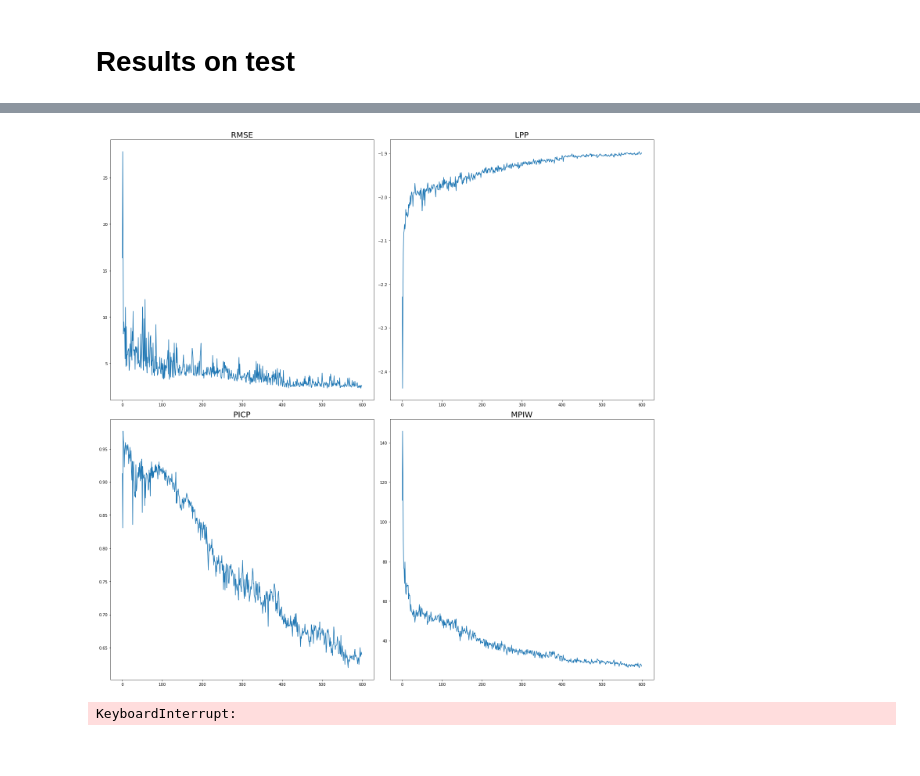
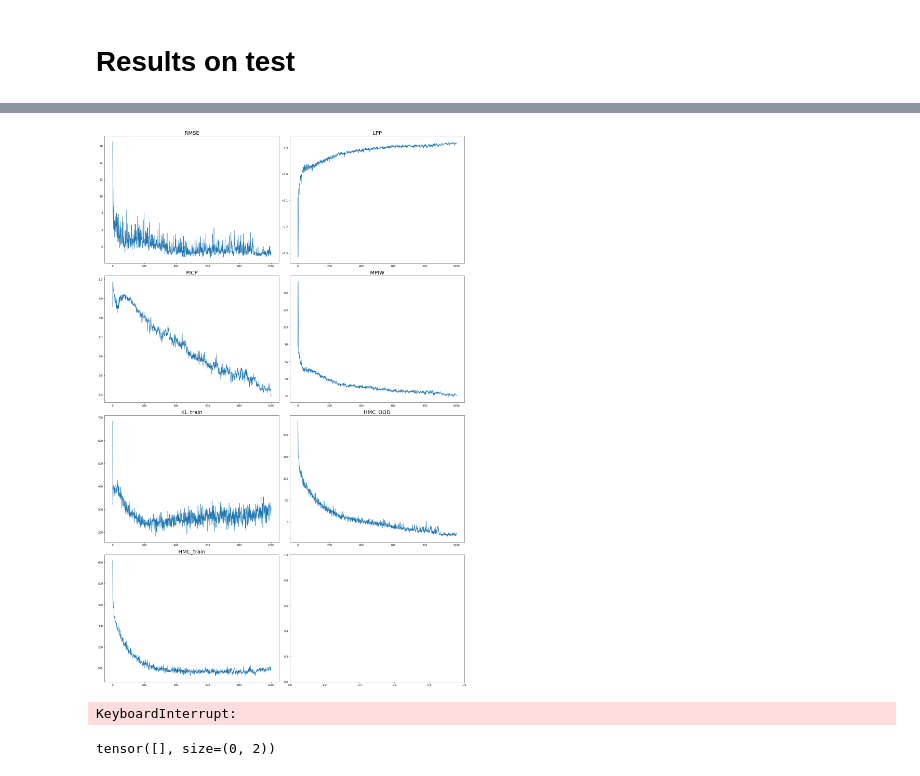
Before and after one commit to yannpequignot/IVISpaces, a Jupyter notebook: FuNNeVI_refact.ipynb, the cells around one changed output, grey strips where cells are left out. Saved outputs shown, nothing was run; the diff lists cells and outputs as text; code cells hidden in the pictures.

Commit message:
adding new metrics

```diff
--- a/FuNNeVI_refact.ipynb
+++ b/FuNNeVI_refact.ipynb
@@ -42,10 +42,10 @@ lat_dim=5
 learning_rate=0.005
 
 #scheduler
-patience=20
+patience=30
 lr_decay=.5#.7
 min_lr= 0.0001
-n_epochs=600
+n_epochs=1000
 
 
 #loss hyperparameters
@@ -212,7 +254,10 @@ LRs=[]
 test_metrics={'RMSE':[],
               'PICP':[],
               'MPIW':[],
-              'LPP':[]
+              'LPP':[],
+              'KL_train':[],
+              'HMC_OOD':[],
+              'HMC_train':[]
              }
 
 start = timeit.default_timer()
@@ -224,8 +269,11 @@ with trange(n_epochs) as tr:
         KLs.append(scores['KL'])
         LRs.append(scores['lr'])
         scheduler.step(scores['ELBO'])
-        theta=GeN(1000).detach()
+        theta=GeN(2000).detach()
         metrics=evaluate_metrics(theta, model, x_test, y_test, sigma_noise, std_y_train, device='cpu', std=False)
+        metrics.update({'KL_train': kl_train(GeN,x_train).item()})
+        metrics.update({'HMC_OOD': kl_HMC_OOD(GeN).item()})
+        metrics.update({'HMC_train': kl_HMC_train(GeN,x_train).item()})
 
         for m,v in metrics.items():
             test_metrics[m].append(v)
@@ -279,25 +326,34 @@ fig.tight_layout()
 # %%
 time_line=torch.arange(0,len(test_metrics['RMSE']),1)
 
 for m,v in test_metrics.items():
     test_metrics[m]=torch.as_tensor(v)
 
-fig, ax =plt.subplots(2,2, figsize=(20,20))
+fig, ax =plt.subplots(4,2, figsize=(20,30))
 m='RMSE'
 ax[0,0].plot(time_line,test_metrics[m])
 ax[0,0].set_title(m, fontsize=20)
 m='LPP'
 ax[0,1].plot(time_line,test_metrics[m])
 ax[0,1].set_title(m, fontsize=20)
 m='PICP'
 ax[1,0].plot(time_line,test_metrics[m])
 ax[1,0].set_title(m, fontsize=20)
 m='MPIW'
 ax[1,1].plot(time_line,test_metrics[m])
 ax[1,1].set_title(m, fontsize=20)
+m='KL_train'
+ax[2,0].plot(time_line,test_metrics[m])
+ax[2,0].set_title(m, fontsize=20)
+m='HMC_OOD'
+ax[2,1].plot(time_line,test_metrics[m])
+ax[2,1].set_title(m, fontsize=20)
+m='HMC_train'
+ax[3,0].plot(time_line,test_metrics[m])
+ax[3,0].set_title(m, fontsize=20)
 fig.tight_layout()
 # %% [output]
-[figure, old version]
+[figure, new version]
 # %%
 from Metrics import FunSW, FunKL
 device='cpu'
@@ -336,3 +392,7 @@ print('KL(-,HMC): '+str(kl_to.item()))
 print('KL(HMC,-): '+str(kl_from.item()))
 # %% [output]
 KeyboardInterrupt:
+# %%
+torch.empty((0,2))
+# %% [output]
+tensor([], size=(0, 2))
```
Also changed, not shown: parts of 5 cells of this notebook.
